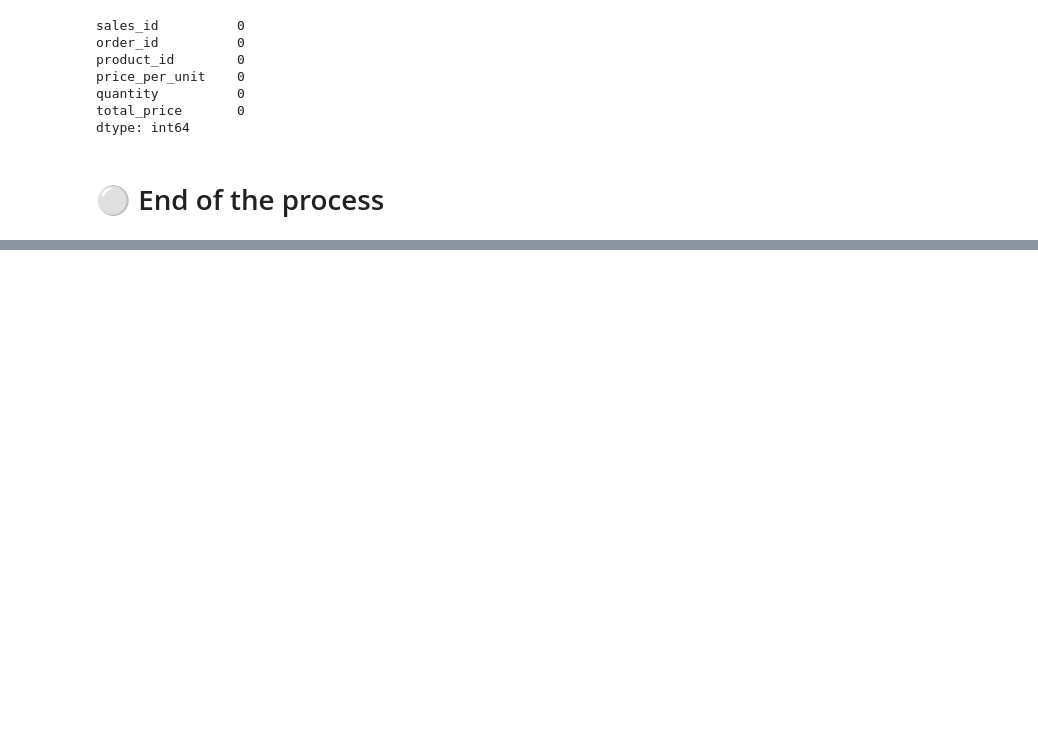
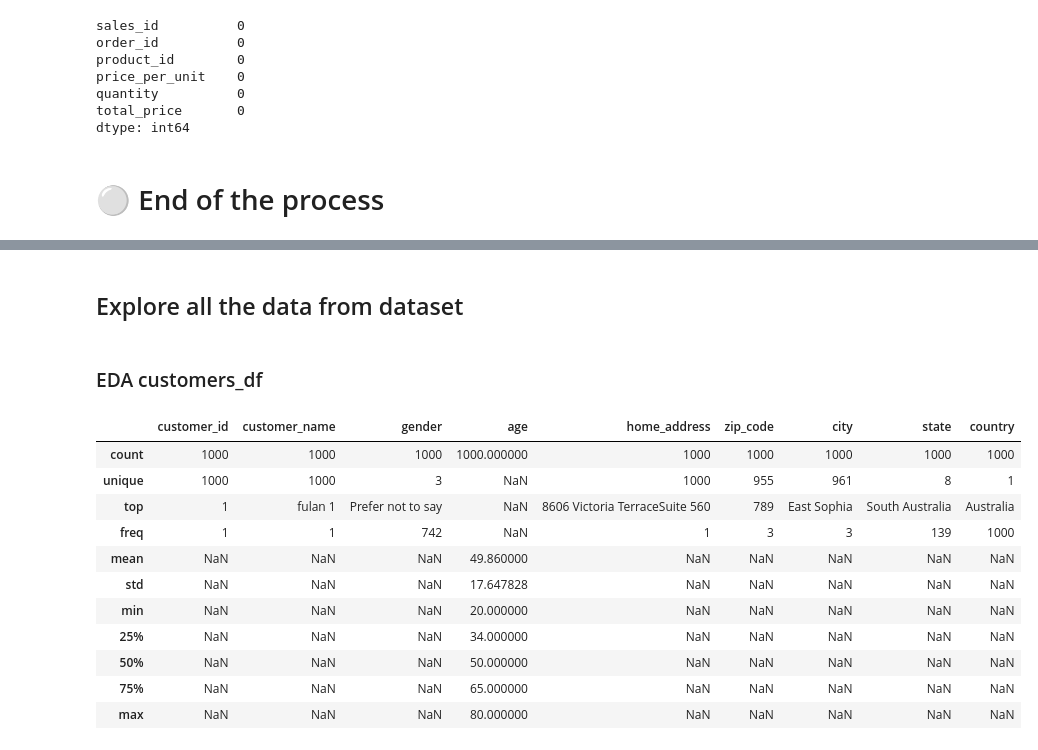
Before and after one commit to stefansphtr/Exercise-Project-Data-Analysis, a Jupyter notebook: Project.ipynb, the cells around one changed output, grey strips where cells are left out. Saved outputs shown, nothing was run; the diff lists cells and outputs as text; code cells hidden in the pictures; blank space fills up the shorter version.

Commit message:
Ad EDA for customers_df

```diff
--- a/Project.ipynb
+++ b/Project.ipynb
@@ -738,0 +754,19 @@ dtype: int64
+# %% [markdown]
+## Explore all the data from dataset
+# %% [markdown]
+### EDA customers_df
+# %%
+customers_df.describe(include="all")
+# %% [output]
+|  | customer_id | customer_name | gender | age | home_address | zip_code | city | state | country |
+| count | 1000 | 1000 | 1000 | 1000.000000 | 1000 | 1000 | 1000 | 1000 | 1000 |
+| unique | 1000 | 1000 | 3 | NaN | 1000 | 955 | 961 | 8 | 1 |
+| top | 1 | fulan 1 | Prefer not to say | NaN | 8606 Victoria TerraceSuite 560 | 789 | East Sophia | South Australia | Australia |
+| freq | 1 | 1 | 742 | NaN | 1 | 3 | 3 | 139 | 1000 |
+| mean | NaN | NaN | NaN | 49.860000 | NaN | NaN | NaN | NaN | NaN |
+| std | NaN | NaN | NaN | 17.647828 | NaN | NaN | NaN | NaN | NaN |
+| min | NaN | NaN | NaN | 20.000000 | NaN | NaN | NaN | NaN | NaN |
+| 25% | NaN | NaN | NaN | 34.000000 | NaN | NaN | NaN | NaN | NaN |
+| 50% | NaN | NaN | NaN | 50.000000 | NaN | NaN | NaN | NaN | NaN |
+| 75% | NaN | NaN | NaN | 65.000000 | NaN | NaN | NaN | NaN | NaN |
+| max | NaN | NaN | NaN | 80.000000 | NaN | NaN | NaN | NaN | NaN |
```
Also changed, not shown: parts of 16 cells of this notebook.
